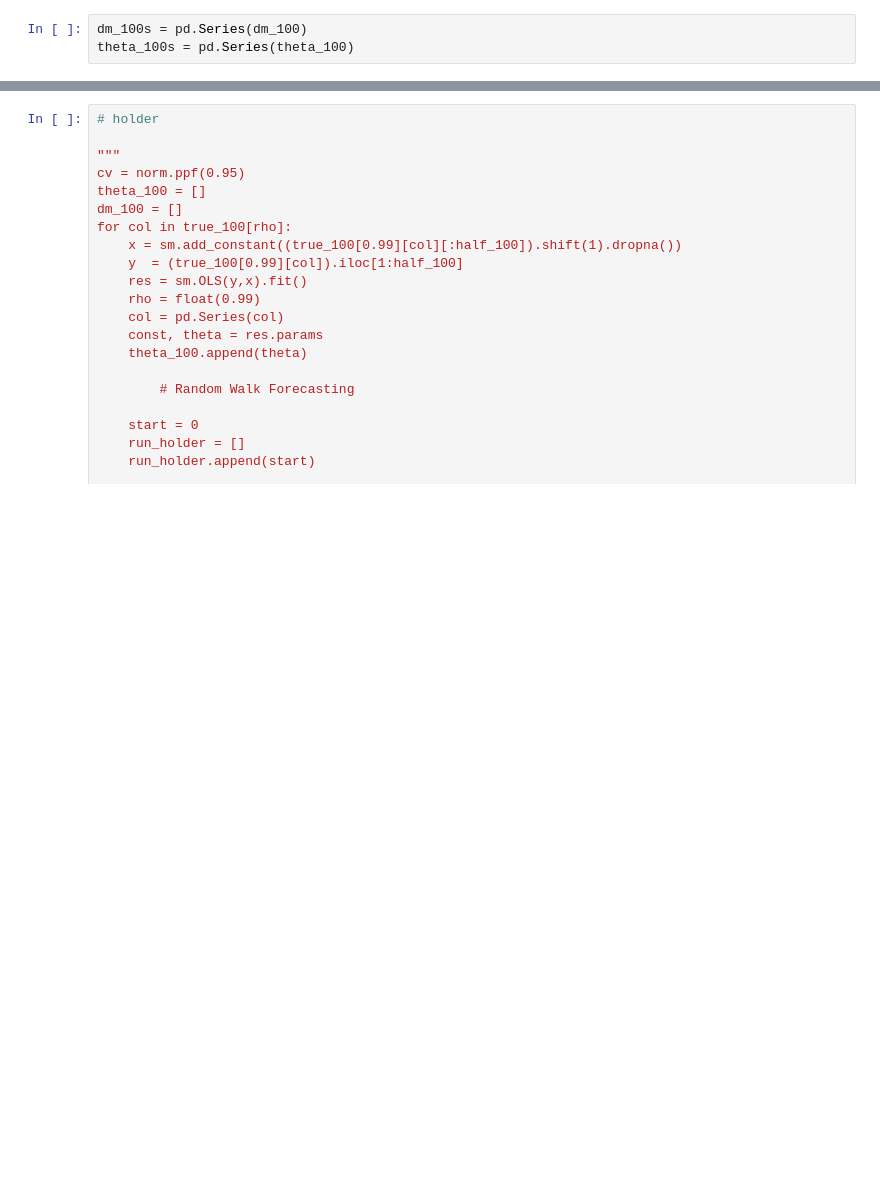
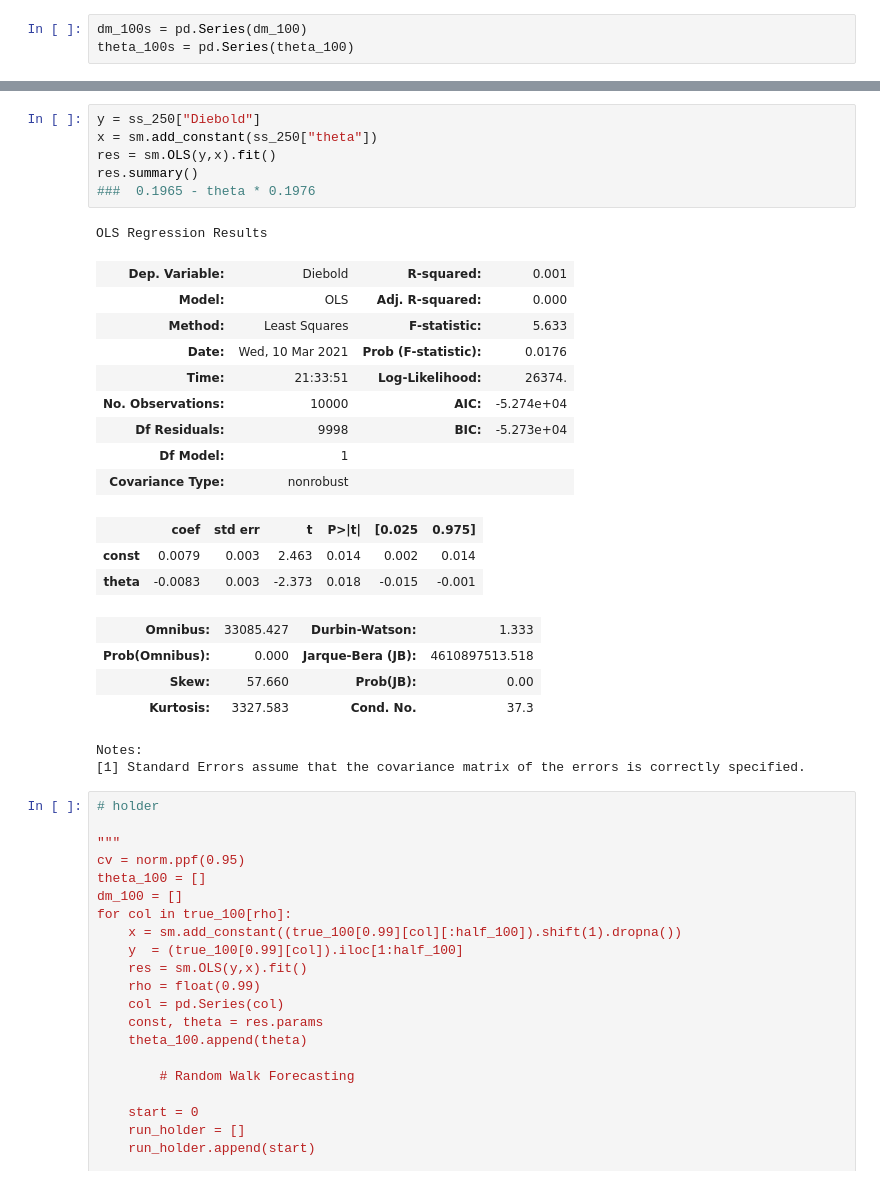
Before and after one commit to GeorgeHockey/metrics-formal-coursework, a Jupyter notebook: problem_2_v1.ipynb, the cells around one changed output, grey strips where cells are left out. Saved outputs shown, nothing was run; the diff lists cells and outputs as text; blank space fills up the shorter version.

```diff
--- a/problem_2_v1.ipynb
+++ b/problem_2_v1.ipynb
@@ -307,3 +462,29 @@ Sample size 500
+# %%
+y = ss_250["Diebold"]
+x = sm.add_constant(ss_250["theta"])
+res = sm.OLS(y,x).fit()
+res.summary()
+###  0.1965 - theta * 0.1976
+# %% [output]
+OLS Regression Results
+| Dep. Variable: | Diebold | R-squared: | 0.001 |
+| Model: | OLS | Adj. R-squared: | 0.000 |
+| Method: | Least Squares | F-statistic: | 5.633 |
+| Date: | Wed, 10 Mar 2021 | Prob (F-statistic): | 0.0176 |
+| Time: | 21:33:51 | Log-Likelihood: | 26374. |
+| No. Observations: | 10000 | AIC: | -5.274e+04 |
+| Df Residuals: | 9998 | BIC: | -5.273e+04 |
+| Df Model: | 1 |  |  |
+| Covariance Type: | nonrobust |  |  |
+|  | coef | std err | t | P>|t| | [0.025 | 0.975] |
+| const | 0.0079 | 0.003 | 2.463 | 0.014 | 0.002 | 0.014 |
+| theta | -0.0083 | 0.003 | -2.373 | 0.018 | -0.015 | -0.001 |
+| Omnibus: | 33085.427 | Durbin-Watson: | 1.333 |
+| Prob(Omnibus): | 0.000 | Jarque-Bera (JB): | 4610897513.518 |
+| Skew: | 57.660 | Prob(JB): | 0.00 |
+| Kurtosis: | 3327.583 | Cond. No. | 37.3 |
+Notes:
+[1] Standard Errors assume that the covariance matrix of the errors is correctly specified.
 # %%
 # holder
 
```
Also changed, not shown: parts of 13 cells of this notebook.
